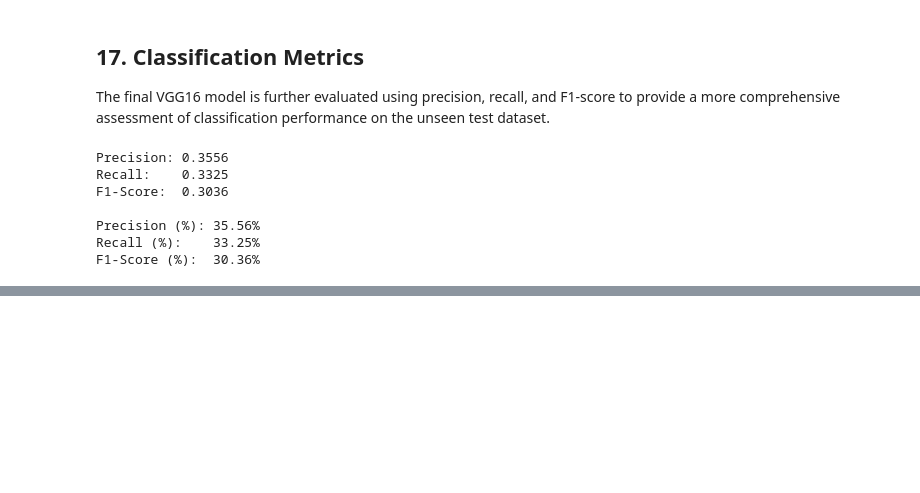
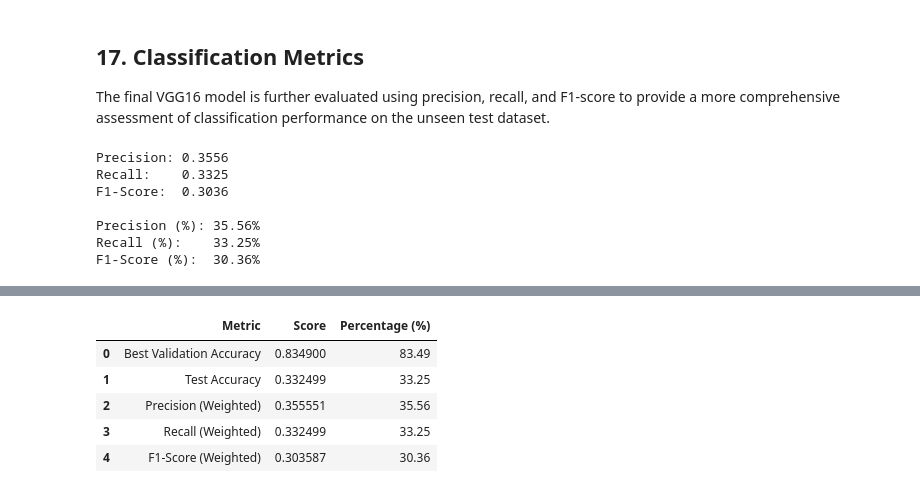
Before and after one commit to Dulandi-Dinethya/SE4050-Deep_Learning_Assignment, a Jupyter notebook: results/models/02_VGG16_IT23185302.ipynb, the cells around one changed output, grey strips where cells are left out. Saved outputs shown, nothing was run; the diff lists cells and outputs as text; code cells hidden in the pictures; blank space fills up the shorter version.

```diff
--- a/results/models/02_VGG16_IT23185302.ipynb
+++ b/results/models/02_VGG16_IT23185302.ipynb
@@ -1004,0 +1116,32 @@ F1-Score (%):  30.36%
+# %%
+import pandas as pd
+
+results_summary = pd.DataFrame({
+    "Metric": [
+        "Best Validation Accuracy",
+        "Test Accuracy",
+        "Precision (Weighted)",
+        "Recall (Weighted)",
+        "F1-Score (Weighted)"
+    ],
+    "Score": [
+        0.8349,
+        test_accuracy,
+        precision,
+        recall,
+        f1
+    ]
+})
+
+results_summary["Percentage (%)"] = (
+    results_summary["Score"] * 100
+).round(2)
+
+results_summary
+# %% [output]
+|  | Metric | Score | Percentage (%) |
+| 0 | Best Validation Accuracy | 0.834900 | 83.49 |
+| 1 | Test Accuracy | 0.332499 | 33.25 |
+| 2 | Precision (Weighted) | 0.355551 | 35.56 |
+| 3 | Recall (Weighted) | 0.332499 | 33.25 |
+| 4 | F1-Score (Weighted) | 0.303587 | 30.36 |
```
Also changed, not shown: parts of 7 cells of this notebook.
